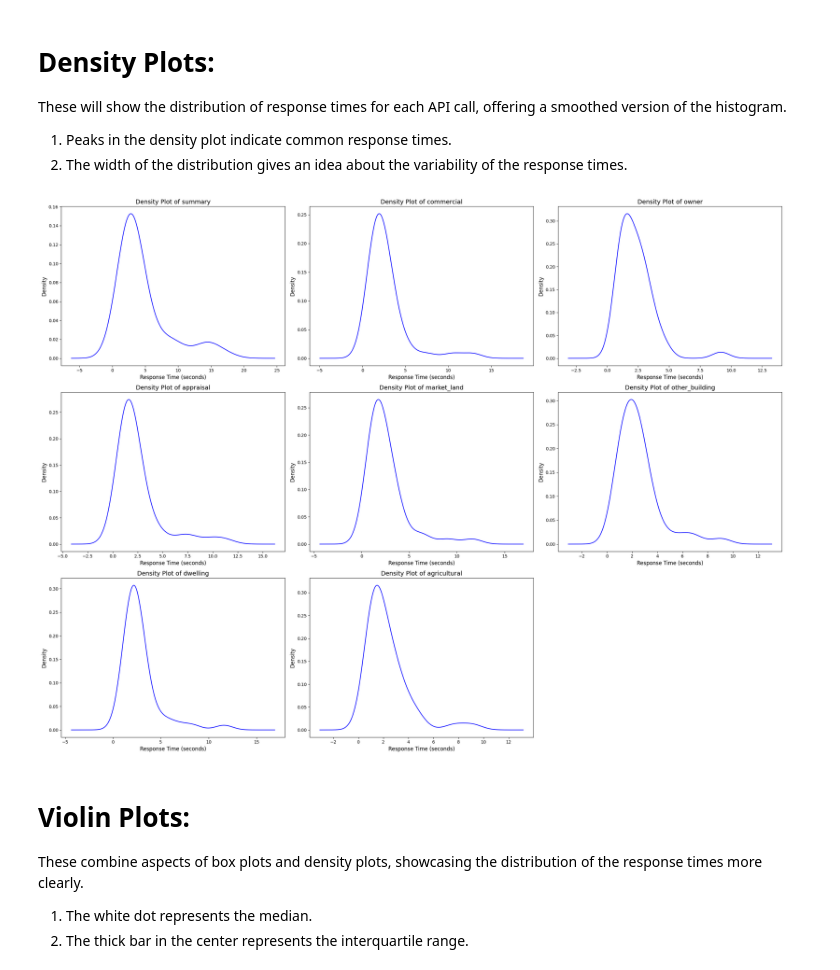
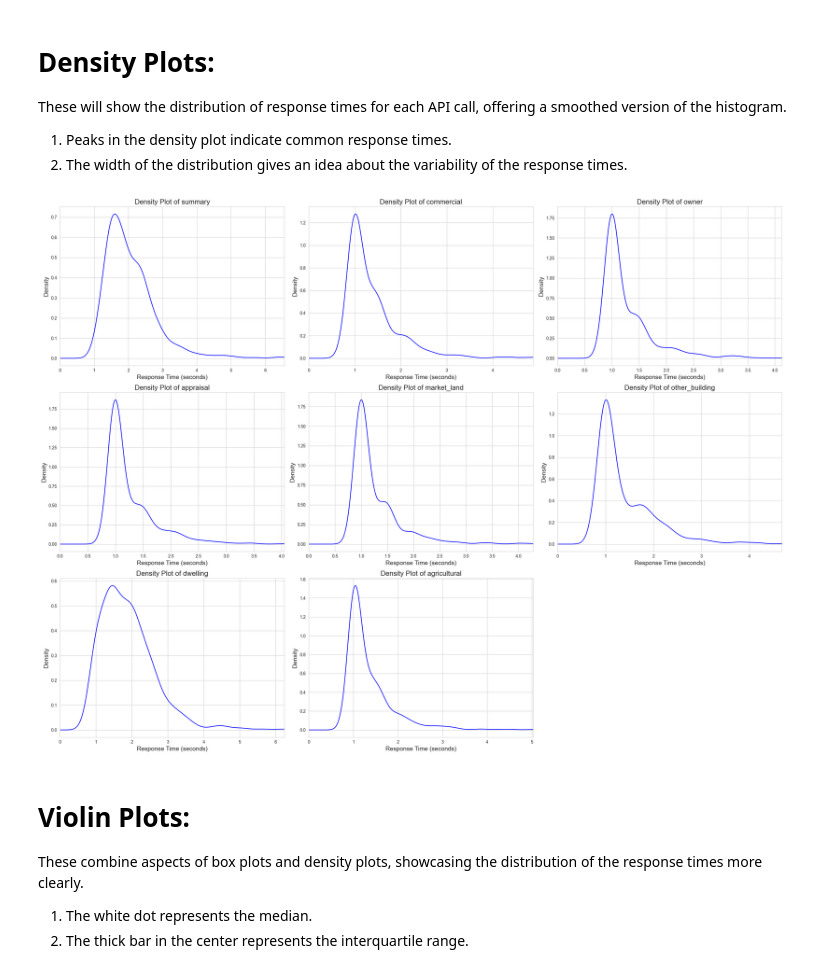
Before and after one commit to Specoptor/yellowstone, a Jupyter notebook: api response time.ipynb, the cells around one changed output. Saved outputs shown, nothing was run; the diff lists cells and outputs as text; code cells hidden in the pictures.

```diff
--- a/api response time.ipynb
+++ b/api response time.ipynb
@@ -9,13 +9,21 @@ COUNTY_NAME = "YELLOWSTONE"
 
 # list of subdivisions to scrape
 SUBDIVISIONS = [
-    "C.B.H. INDUSTRIAL PARK SUBD",
-    "C.H.LUND SUBD",
+    "49ER CONDO PHASE II",
     "3 I'S PATIO HOMES (06)",
-    "49ER CONDO PHASE II",
     "ALDINGER ACRES SUBD 3RD FILING",
     "ALLISON SUBD",
     "BLUEGRASS SUBD 2ND FILING",
+    "BOLLINGER SUBD",
+    "BROADACRE SUBD",
+    "BUSCHER TOWNHOMES"
+    "C&J WEST SUBD"
+    "CAMPUS PROFESSIONAL OFFICES"
+    "CANYON CREEK INDUSTRIAL TR 2ND",
+    "CASA LINDA SUBD",
+    "C.B.H. INDUSTRIAL PARK SUBD",
+    "C.H.LUND SUBD",
+    "YELLOWSTONE ADD",
 ]
 # %% [markdown]
 # Instantiate subdivision objects
@@ -222,6 +260,8 @@ plt.show()
 To check if response times of certain API calls are correlated with others.
 # %%
 import seaborn as sns
+# Setting the Seaborn theme
+sns.set_style("whitegrid")
 
 # Calculate the correlation matrix
 correlation_matrix = df.corr()
@@ -246,21 +286,22 @@ These will show the distribution of response times for each API call, offering a
 1. Peaks in the density plot indicate common response times.
 2. The width of the distribution gives an idea about the variability of the response times.
 # %%
-# Plot density plots for each API call
+# density plots with x-axis starting at 0
 plt.figure(figsize=(24, 18))
 
 # Loop through columns and create subplots
 for i, column in enumerate(df.columns, 1):
     plt.subplot(3, 3, i)
     df[column].plot(kind='density', color='blue')
-    plt.title(f'Density Plot of {column}', fontsize=14)
-    plt.xlabel('Response Time (seconds)', fontsize=12)
-    plt.ylabel('Density', fontsize=12)
+    plt.xlim(0, df[column].max())  # Set x-axis to start at 0
+    plt.title(f'Density Plot of {column}', fontsize=16)
+    plt.xlabel('Response Time (seconds)', fontsize=14)
+    plt.ylabel('Density', fontsize=14)
 
 plt.tight_layout()
 plt.show()
 # %% [output]
-[figure, old version]
+[figure, new version]
 # %% [markdown]
 # Violin Plots:
 
```
Also changed, not shown: parts of 27 cells of this notebook.
